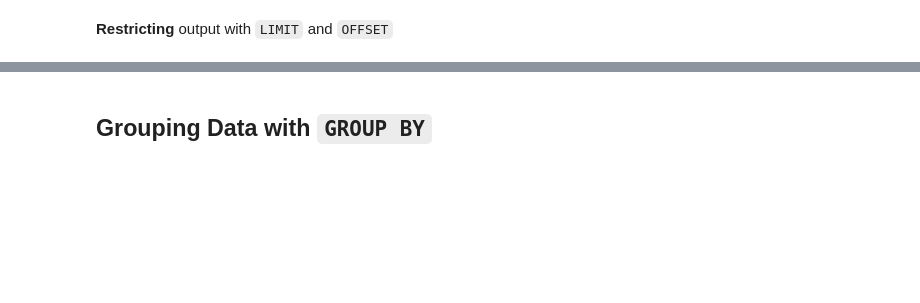
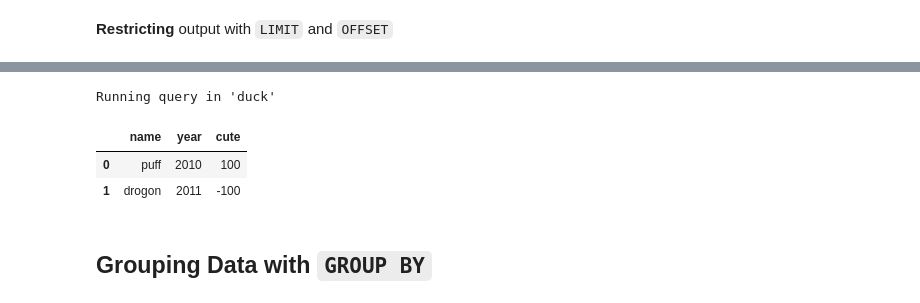
Before and after one commit to DS-100/sp24-student, a Jupyter notebook: lecture/lec20/lec20.ipynb, the cells around one changed output, grey strips where cells are left out. Cells and saved outputs as stored; diff of their text form; code cells hidden in the pictures; blank space fills up the shorter version.

```diff
--- a/lecture/lec20/lec20.ipynb
+++ b/lecture/lec20/lec20.ipynb
@@ -250,3 +475,12 @@ OFFSET 1;
+# %%
+%%sql
+SELECT *
+FROM Dragon USING SAMPLE reservoir(2 ROWS) REPEATABLE (100);
+# %% [output]
+Running query in 'duck'
+|  | name | year | cute |
+| 0 | puff | 2010 | 100 |
+| 1 | drogon | 2011 | -100 |
 # %% [markdown]
 ## Grouping Data with `GROUP BY`
 # %%
```
Also changed, not shown: parts of 46 cells of this notebook.
